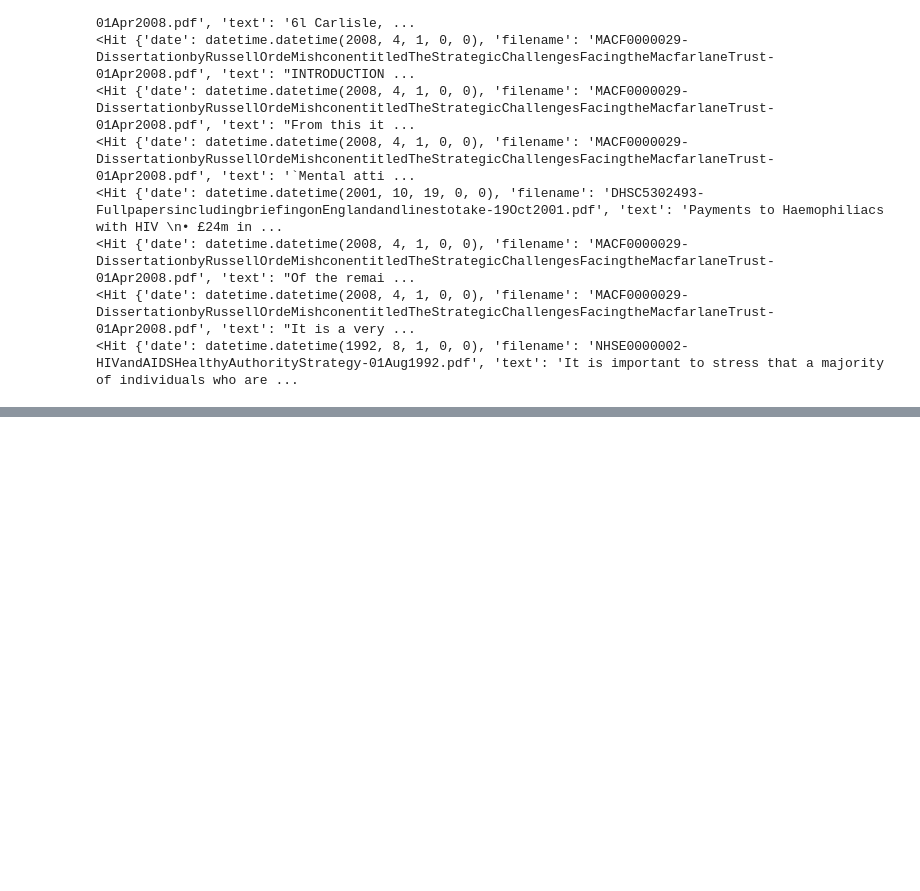
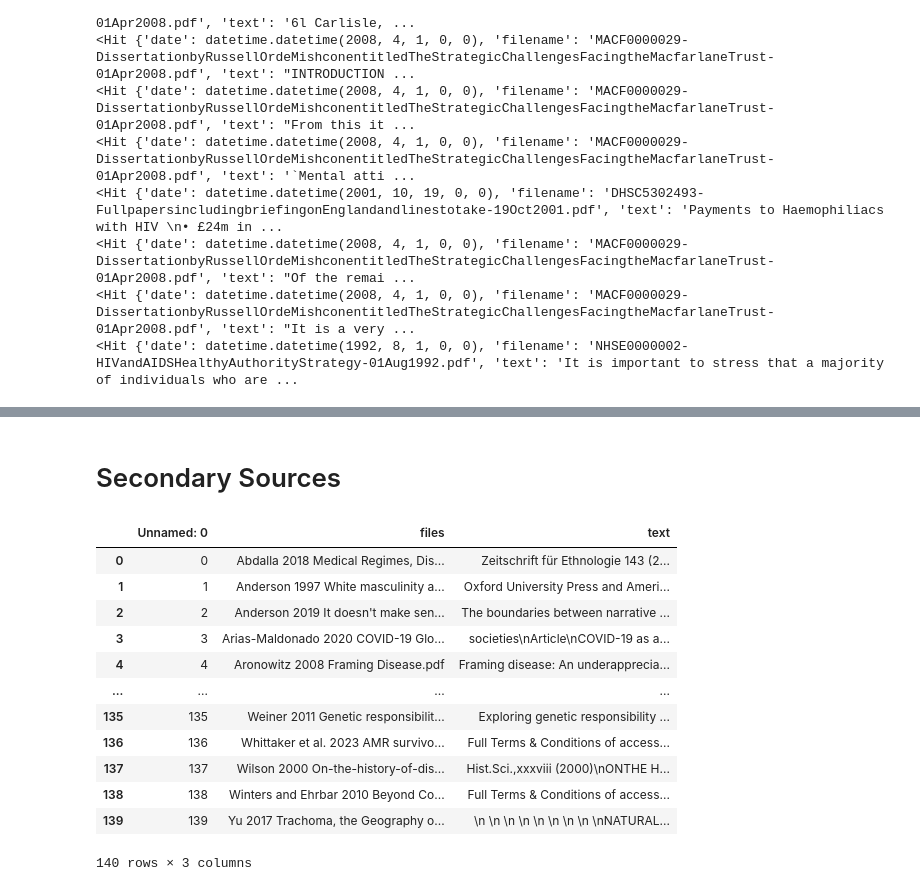
Before and after one commit to pnadelofficial/taylor_simple_search, a Jupyter notebook: testing.ipynb, the cells around one changed output, grey strips where cells are left out. Drawn from its saved outputs; the diff is of its cells as text; code cells hidden in the pictures; blank space fills up the shorter version.

Commit message:
sec sources/fixed policy docs

```diff
--- a/testing.ipynb
+++ b/testing.ipynb
@@ -934,0 +954,29 @@ with ix.searcher() as searcher:
+# %% [markdown]
+# Secondary Sources
+# %%
+import pandas as pd
+import pandas as pd
+from nltk import sent_tokenize
+from datetime import datetime
+from whoosh.fields import Schema, TEXT, DATETIME
+from whoosh.analysis import StandardAnalyzer
+import os
+from whoosh.index import create_in
+from whoosh.index import open_dir
+
+ss = pd.read_csv('./data/org_secondary_sources.csv')
+ss
+# %% [output]
+|  | Unnamed: 0 | files | text |
+| 0 | 0 | Abdalla 2018 Medical Regimes, Dis... | Zeitschrift für Ethnologie 143 (2... |
+| 1 | 1 | Anderson 1997 White masculinity a... | Oxford University Press and Ameri... |
+| 2 | 2 | Anderson 2019 It doesn't make sen... | The boundaries between narrative ... |
+| 3 | 3 | Arias-Maldonado 2020 COVID-19 Glo... | societies\nArticle\nCOVID-19 as a... |
+| 4 | 4 | Aronowitz 2008 Framing Disease.pdf | Framing disease: An underapprecia... |
+| ... | ... | ... | ... |
+| 135 | 135 | Weiner 2011 Genetic responsibilit... | Exploring genetic responsibility ... |
+| 136 | 136 | Whittaker et al. 2023 AMR survivo... | Full Terms & Conditions of access... |
+| 137 | 137 | Wilson 2000 On-the-history-of-dis... | Hist.Sci.,xxxviii (2000)\nONTHE H... |
+| 138 | 138 | Winters and Ehrbar 2010 Beyond Co... | Full Terms & Conditions of access... |
+| 139 | 139 | Yu 2017 Trachoma, the Geography o... | \n \n \n \n \n \n \n \n \nNATURAL... |
+140 rows × 3 columns
```
Also changed, not shown: parts of 16 cells of this notebook, 3 other files.
